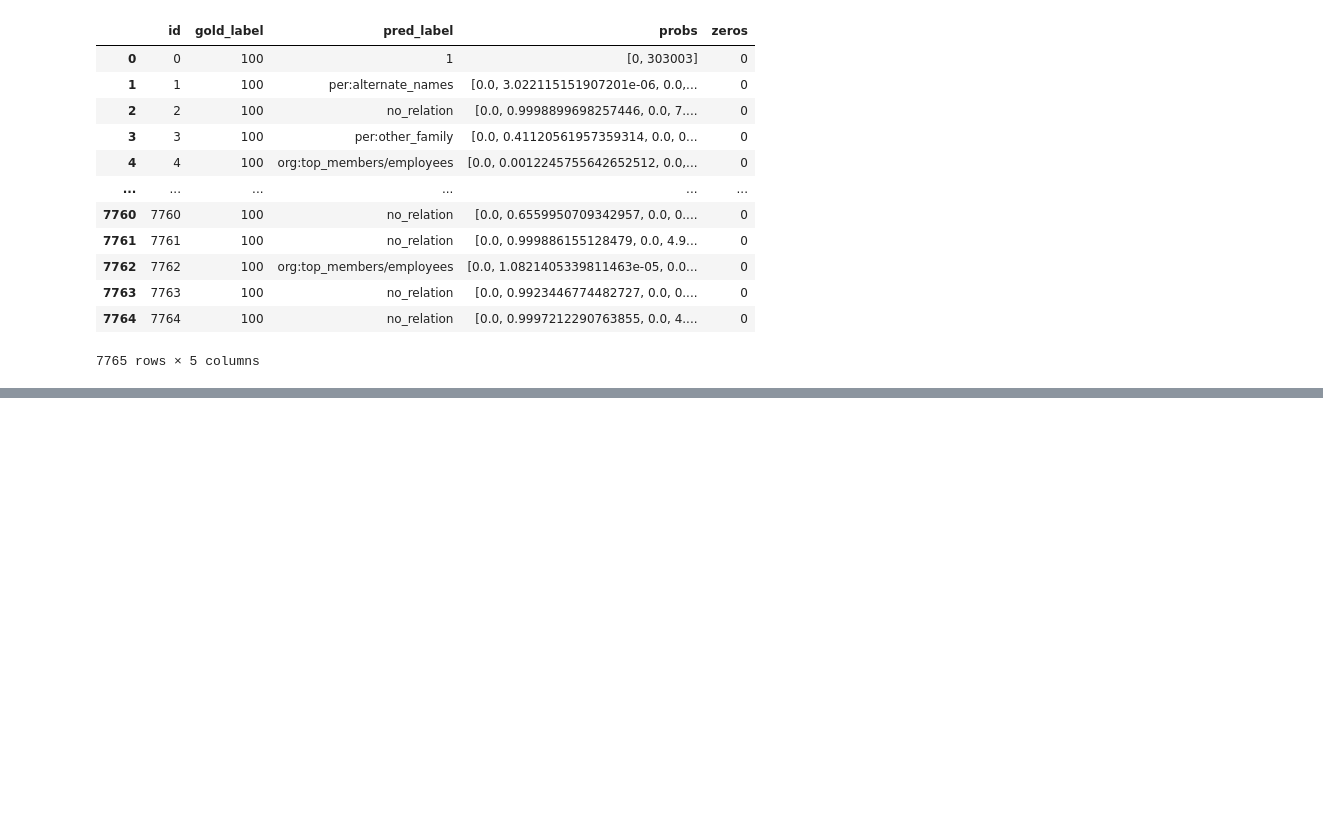
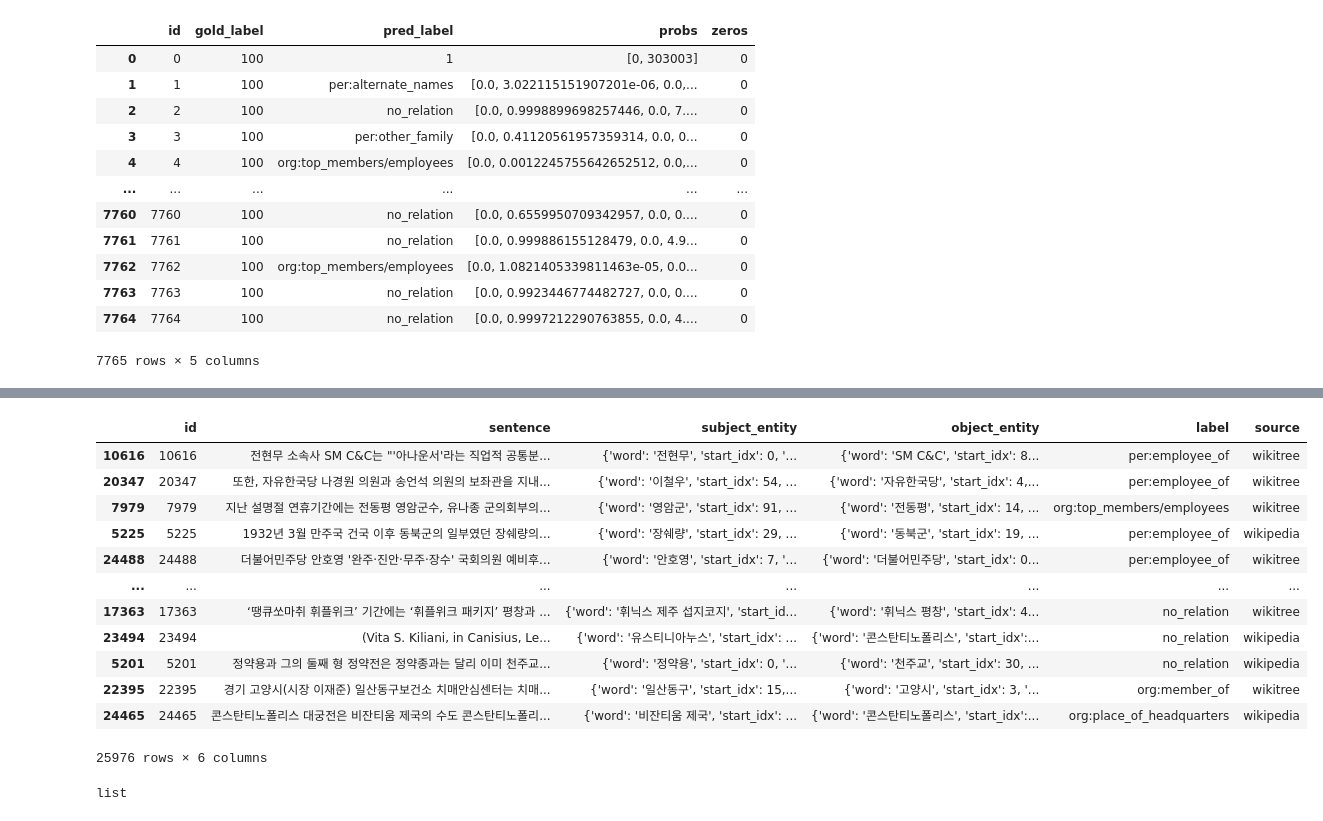
Before and after one commit to boostcampaitech4lv23nlp1/level2_klue_nlp-level2-nlp-07, a Jupyter notebook: notebooks/manipulate_df.ipynb, the cells around one changed output, grey strips where cells are left out. Cells and saved outputs as stored; diff of their text form; code cells hidden in the pictures; blank space fills up the shorter version.

```diff
--- a/notebooks/manipulate_df.ipynb
+++ b/notebooks/manipulate_df.ipynb
@@ -361,0 +416,22 @@ test
+# %%
+train_data, dev_data, train_label, dev_label = train_test_split(train, label, test_size=0.2, random_state=42, stratify=label)
+# %%
+train_data
+# %% [output]
+|  | id | sentence | subject_entity | object_entity | label | source |
+| 10616 | 10616 | 전현무 소속사 SM C&C는 "'아나운서'라는 직업적 공통분... | {'word': '전현무', 'start_idx': 0, '... | {'word': 'SM C&C', 'start_idx': 8... | per:employee_of | wikitree |
+| 20347 | 20347 | 또한, 자유한국당 나경원 의원과 송언석 의원의 보좌관을 지내... | {'word': '이철우', 'start_idx': 54, ... | {'word': '자유한국당', 'start_idx': 4,... | per:employee_of | wikitree |
+| 7979 | 7979 | 지난 설명절 연휴기간에는 전동평 영암군수, 유나종 군의회부의... | {'word': '영암군', 'start_idx': 91, ... | {'word': '전동평', 'start_idx': 14, ... | org:top_members/employees | wikitree |
+| 5225 | 5225 | 1932년 3월 만주국 건국 이후 동북군의 일부였던 장쉐량의... | {'word': '장쉐량', 'start_idx': 29, ... | {'word': '동북군', 'start_idx': 19, ... | per:employee_of | wikipedia |
+| 24488 | 24488 | 더불어민주당 안호영 '완주·진안·무주·장수' 국회의원 예비후... | {'word': '안호영', 'start_idx': 7, '... | {'word': '더불어민주당', 'start_idx': 0... | per:employee_of | wikitree |
+| ... | ... | ... | ... | ... | ... | ... |
+| 17363 | 17363 | ‘땡큐쏘마취 휘플위크’ 기간에는 ‘휘플위크 패키지’ 평창과 ... | {'word': '휘닉스 제주 섭지코지', 'start_id... | {'word': '휘닉스 평창', 'start_idx': 4... | no_relation | wikitree |
+| 23494 | 23494 | (Vita S. Kiliani, in Canisius, Le... | {'word': '유스티니아누스', 'start_idx': ... | {'word': '콘스탄티노폴리스', 'start_idx':... | no_relation | wikipedia |
+| 5201 | 5201 | 정약용과 그의 둘째 형 정약전은 정약종과는 달리 이미 천주교... | {'word': '정약용', 'start_idx': 0, '... | {'word': '천주교', 'start_idx': 30, ... | no_relation | wikipedia |
+| 22395 | 22395 | 경기 고양시(시장 이재준) 일산동구보건소 치매안심센터는 치매... | {'word': '일산동구', 'start_idx': 15,... | {'word': '고양시', 'start_idx': 3, '... | org:member_of | wikitree |
+| 24465 | 24465 | 콘스탄티노폴리스 대궁전은 비잔티움 제국의 수도 콘스탄티노폴리... | {'word': '비잔티움 제국', 'start_idx': ... | {'word': '콘스탄티노폴리스', 'start_idx':... | org:place_of_headquarters | wikipedia |
+25976 rows × 6 columns
+# %%
+type(dev_label)
+# %% [output]
+list
```
Also changed, not shown: parts of 29 cells of this notebook, 1 other file.
